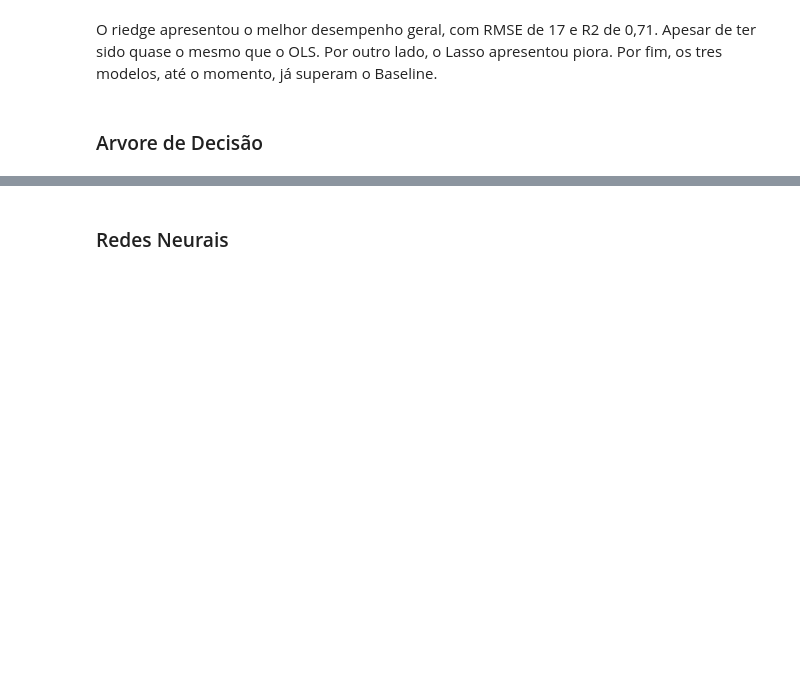
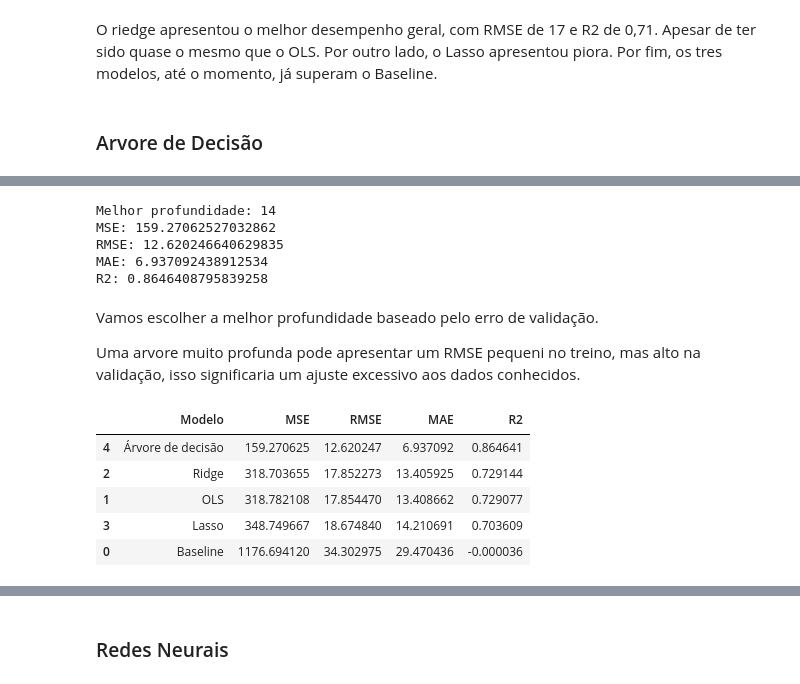
Before and after one commit to feliperibeiro-impatech/saikit-learn-aplicacao, a Jupyter notebook: analysis/regressao/notebooks/regressao_superconductivity.ipynb, the cells around one changed output, grey strips where cells are left out. Drawn from its saved outputs; the diff is of its cells as text; code cells hidden in the pictures; blank space fills up the shorter version.

Commit message:
Finalizacao regressao
Finalizado uso da biblioteca implementado pelo grupo, em um dataset real, de regressão.

```diff
--- a/analysis/regressao/notebooks/regressao_superconductivity.ipynb
+++ b/analysis/regressao/notebooks/regressao_superconductivity.ipynb
@@ -225,3 +213,19 @@ resultados.sort_values("RMSE")
 O riedge apresentou o melhor desempenho geral, com RMSE de 17 e R2 de 0,71. Apesar de ter sido quase o mesmo que o OLS. Por outro lado, o Lasso apresentou piora. Por fim, os tres modelos, até o momento, já superam o Baseline.
 # %% [markdown]
 ### Arvore de Decisão
+# %%
+profundidades = [3, 5, 8, 12, 14, 16]
+resultados_arvore = []
+
+for profundidade in profundidades:
+    modelo = DecisionTreeRegressor(max_depth=profundidade)
+    modelo.fit(X_train, y_train)
+    pred_train = modelo.predict(X_train)
+    pred_valid = modelo.predict(X_valid)
+    resultados_arvore.append([profundidade,RMSE(y_train, pred_train),RMSE(y_valid, pred_valid)])
+
+tabela_arvore = pd.DataFrame(resultados_arvore,columns=["Profundidade", "RMSE_treino", "RMSE_valid"])
+tabela_arvore.sort_values("RMSE_valid")
+
+# Testando 6 profundidades diferentes para a árvore de decisão. Calculo o RMSE no treino e na validação e comparamos os erros
+# verificando algum overfitting.
@@ -227,0 +240,36 @@ O riedge apresentou o melhor desempenho geral, com RMSE de 17 e R2 de 0,71. Apes
+# %%
+melhor_profundidade = int(tabela_arvore.loc[tabela_arvore["RMSE_valid"].idxmin(), "Profundidade"])
+modelo_arvore = DecisionTreeRegressor(max_depth=melhor_profundidade)
+modelo_arvore.fit(X_train, y_train)
+y_pred_arvore = modelo_arvore.predict(X_valid)
+print("Melhor profundidade:", melhor_profundidade)
+print("MSE:", MSE(y_valid, y_pred_arvore))
+print("RMSE:", RMSE(y_valid, y_pred_arvore))
+print("MAE:", MAE(y_valid, y_pred_arvore))
+print("R2:", R2(y_valid, y_pred_arvore))
+# %% [output]
+Melhor profundidade: 14
+MSE: 159.27062527032862
+RMSE: 12.620246640629835
+MAE: 6.937092438912534
+R2: 0.8646408795839258
+# %% [markdown]
+Vamos escolher a melhor profundidade baseado pelo erro de validação.
+
+Uma arvore muito profunda pode apresentar um RMSE pequeni no treino, mas alto na validação, isso significaria um ajuste excessivo aos dados conhecidos.
+# %%
+# Acrescentando a tabela de comparação
+resultados.loc[len(resultados)] = ["Árvore de decisão",
+    MSE(y_valid, y_pred_arvore),
+    RMSE(y_valid, y_pred_arvore),
+    MAE(y_valid, y_pred_arvore),
+    R2(y_valid, y_pred_arvore)]
+
+resultados.sort_values("RMSE")
+# %% [output]
+|  | Modelo | MSE | RMSE | MAE | R2 |
+| 4 | Árvore de decisão | 159.270625 | 12.620247 | 6.937092 | 0.864641 |
+| 2 | Ridge | 318.703655 | 17.852273 | 13.405925 | 0.729144 |
+| 1 | OLS | 318.782108 | 17.854470 | 13.408662 | 0.729077 |
+| 3 | Lasso | 348.749667 | 18.674840 | 14.210691 | 0.703609 |
+| 0 | Baseline | 1176.694120 | 34.302975 | 29.470436 | -0.000036 |
```
Also changed, not shown: parts of 14 cells of this notebook.
